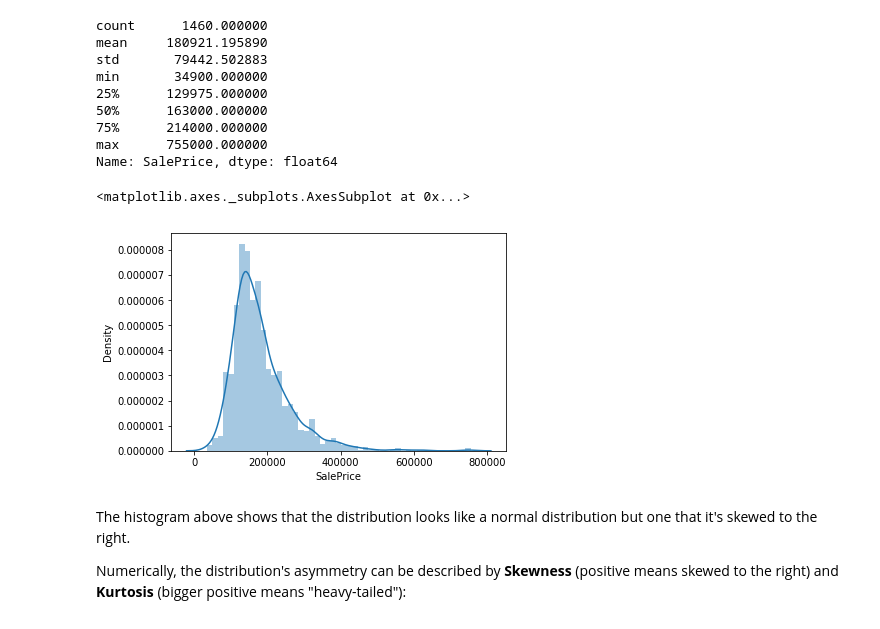
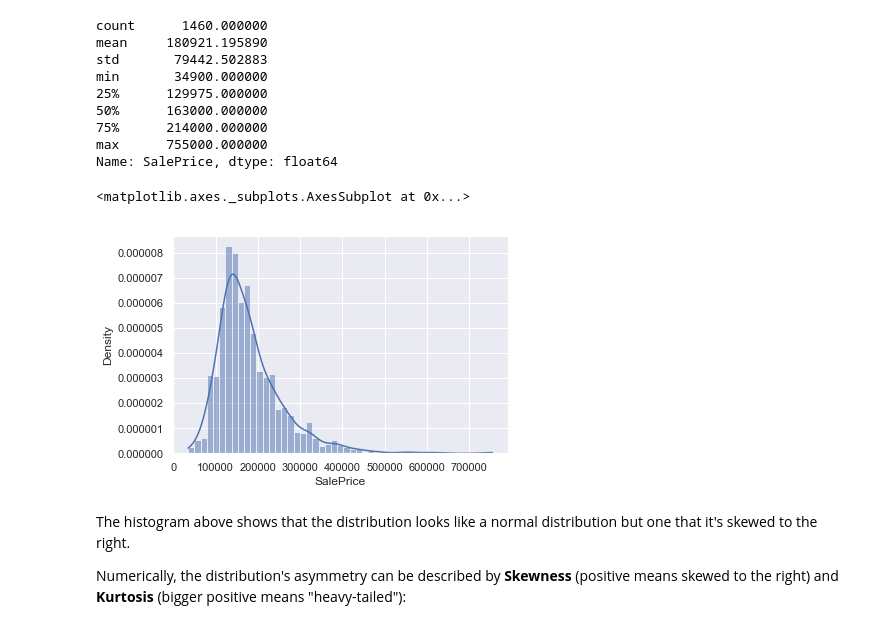
Before and after one commit to jrili/kaggle-house-prices, a Jupyter notebook: house-prices-regression.ipynb, the cells around one changed output. Saved outputs shown, nothing was run; the diff lists cells and outputs as text; code cells hidden in the pictures.

```diff
--- a/house-prices-regression.ipynb
+++ b/house-prices-regression.ipynb
@@ -51,10 +51,10 @@ min       34900.000000
 max      755000.000000
 Name: SalePrice, dtype: float64
 # %%
-sns.distplot(train_df['SalePrice'])
+sns.histplot(train_df['SalePrice'], stat='density', kde=True)
 # %% [output]
 <matplotlib.axes._subplots.AxesSubplot at 0x...>
-[figure, old version]
+[figure, new version]
 # %% [markdown]
 The histogram above shows that the distribution looks like a normal distribution but one that it's skewed to the right.
 
```
Also changed, not shown: parts of 25 cells of this notebook.
